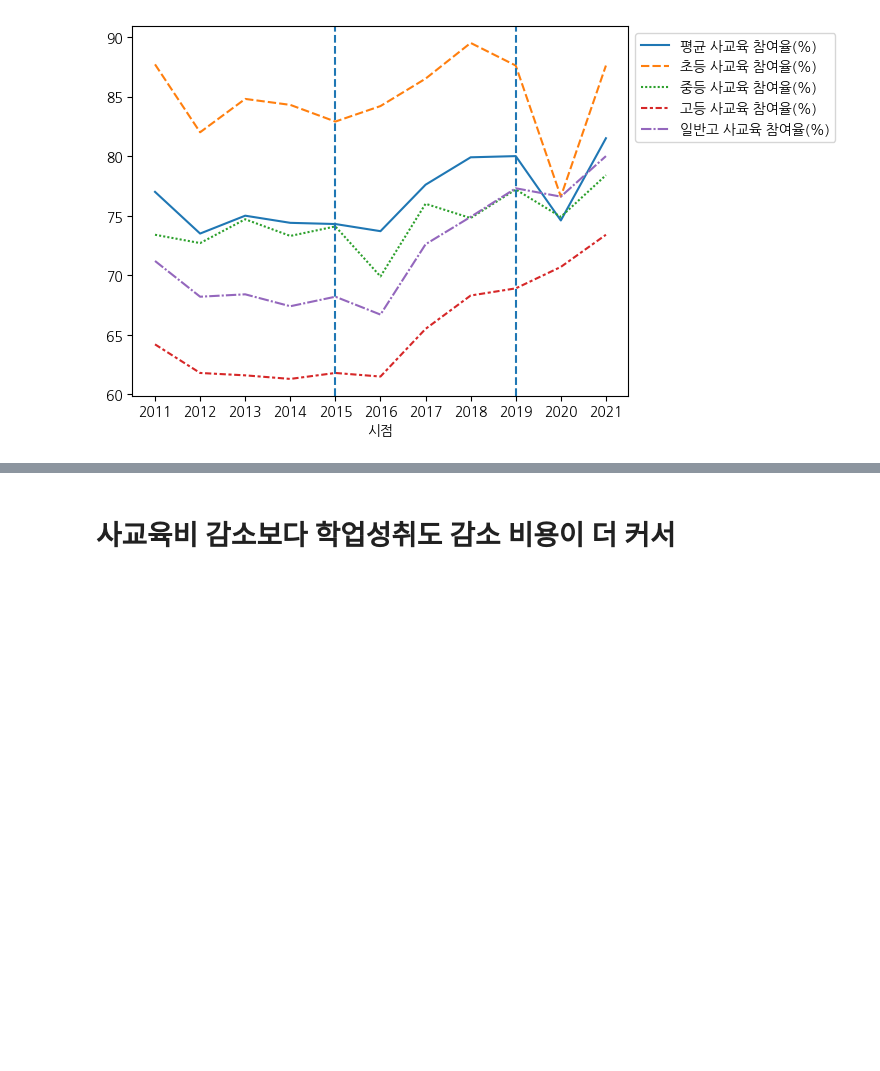
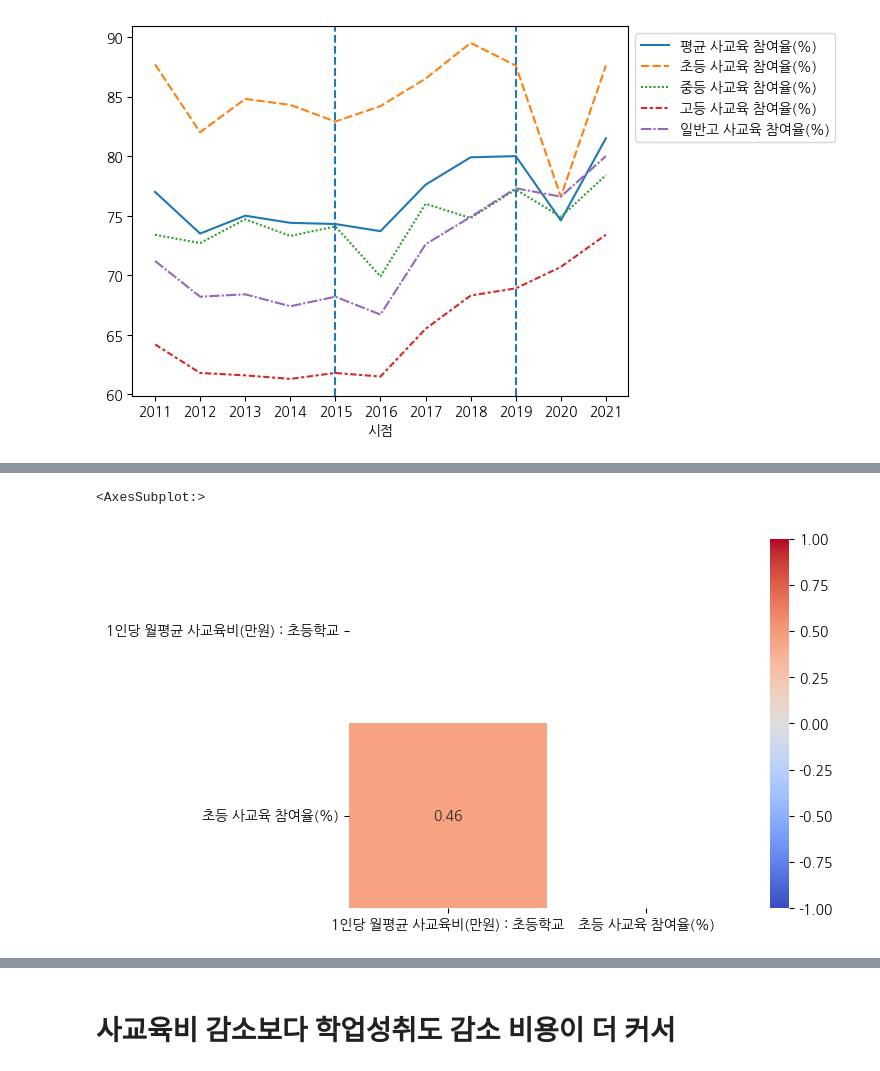
Before and after one commit to moonstar97/Structure, a Jupyter notebook: 가설2번_EDA.ipynb, the cells around one changed output, grey strips where cells are left out. Drawn from its saved outputs; the diff is of its cells as text; code cells hidden in the pictures; blank space fills up the shorter version.

```diff
--- a/가설2번_EDA.ipynb
+++ b/가설2번_EDA.ipynb
@@ -214,0 +241,20 @@ plt.legend(bbox_to_anchor=(1,1))
+# %%
+# 학교별 상관관계
+def corr_per_and_cost(school):
+    if school == "평균":
+        df = seoul_private_edu_cost_df.iloc[:, 0:2]
+    elif school == "초등학교":
+        df = seoul_private_edu_cost_df.iloc[:, 2:4]
+    elif school == "중학교":
+        df = seoul_private_edu_cost_df.iloc[:, 4:6]
+    elif school == "고등학교":
+        df = seoul_private_edu_cost_df.iloc[:, 6:8]
+    elif school == "일반고":
+        df = seoul_private_edu_cost_df.iloc[:, 8:10]
+    mask = np.triu(np.ones_like(df.corr()))
+    return sns.heatmap(df.corr(), annot=True, mask=mask, cmap='coolwarm', vmin=-1, vmax=1)
+# %%
+corr_per_and_cost("초등학교")
+# %% [output]
+<AxesSubplot:>
+[figure, added]
```
Also changed, not shown: parts of 41 cells of this notebook, 6 other files.
